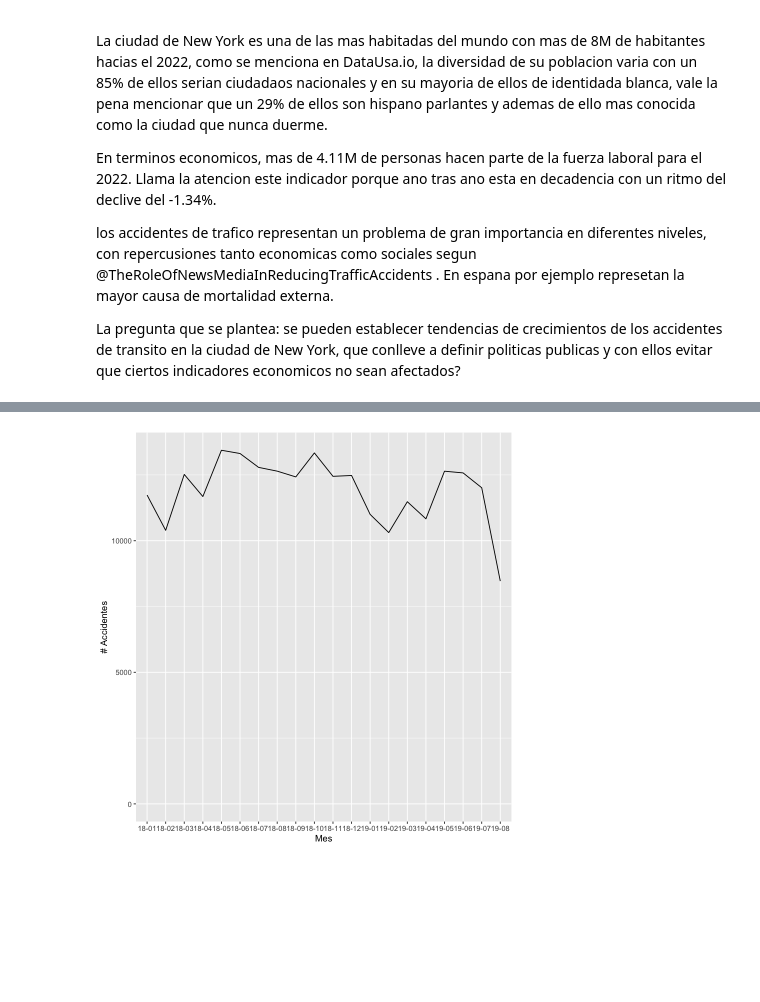
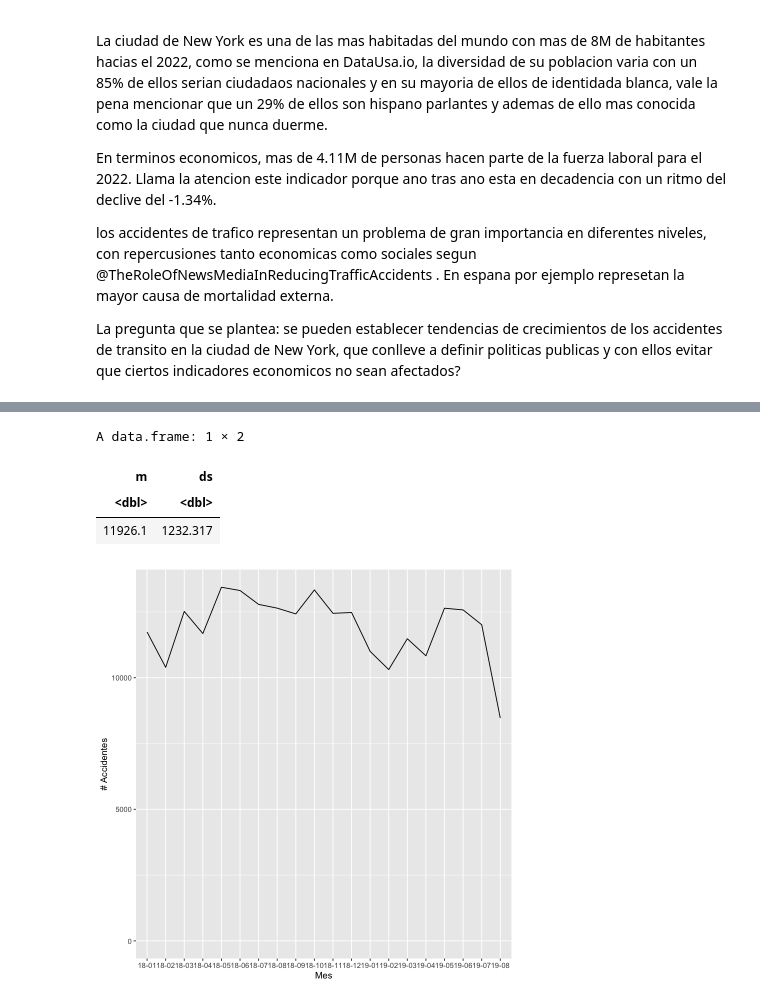
Before and after one commit to javierjaimes/r, a Jupyter notebook: MLSupervised.ipynb, the cells around one changed output, grey strips where cells are left out. Saved outputs shown, nothing was run; the diff lists cells and outputs as text; code cells hidden in the pictures; blank space fills up the shorter version.

```diff
--- a/MLSupervised.ipynb
+++ b/MLSupervised.ipynb
@@ -108,3 +93,10 @@ Con los datos ya organizados, procedemos a crear la visualizacion de accidentes
+# %%
+d %>% count(M.Y) %>% summarise(m = mean(n), ds = sd(n))
+# %% [output]
+A data.frame: 1 × 2
+| m | ds |
+| <dbl> | <dbl> |
+| 11926.1 | 1232.317 |
 # %%
 d %>% count(M.Y) %>% ggplot(aes(x=M.Y, y=n, group=1)) + geom_line() + xlab("Mes") + ylab("# Accidentes") + scale_y_continuous(limits = c(0, NA))
 # %% [output]
```
Also changed, not shown: parts of 51 cells of this notebook, 8 other files.
